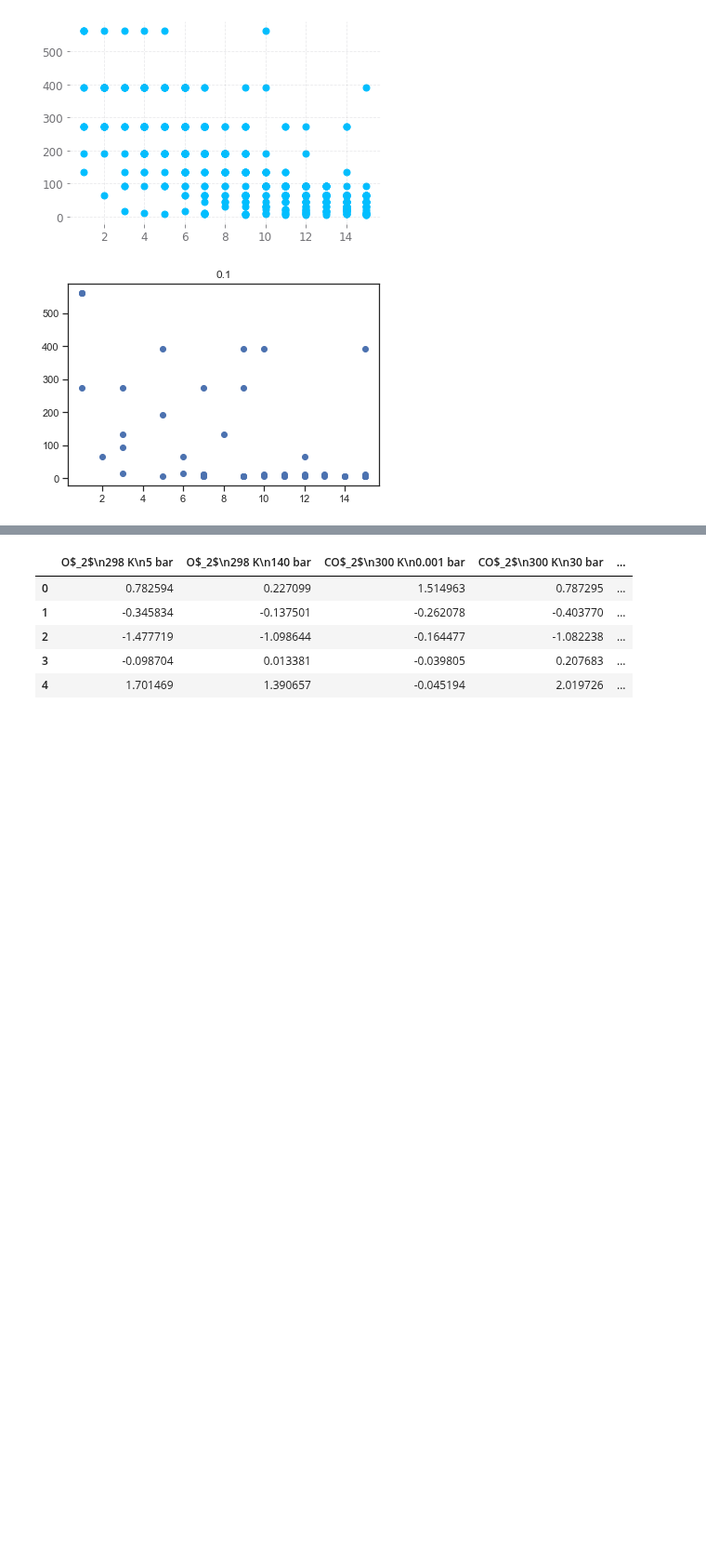
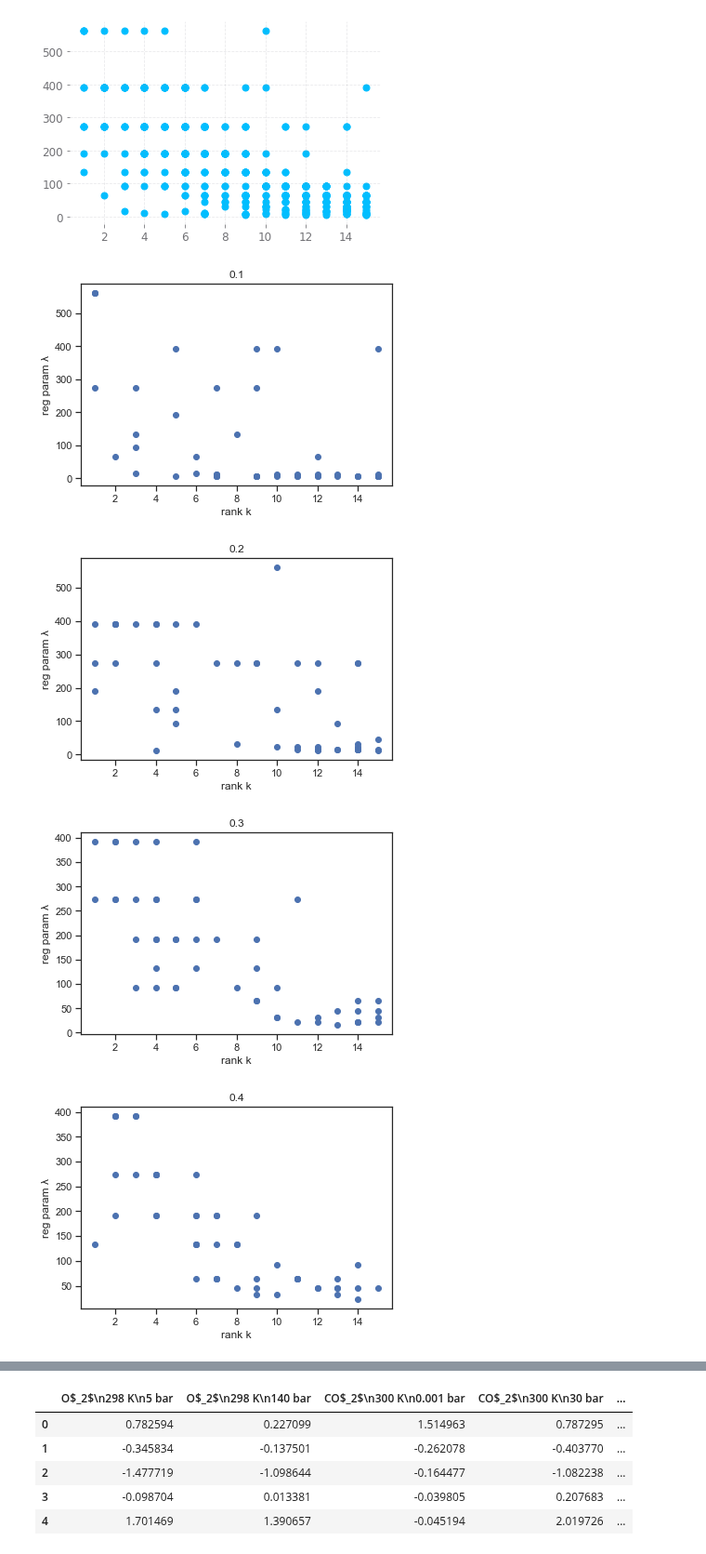
Before and after one commit to SimonEnsemble/material_recommendation_system, a Jupyter notebook: seaborn_stuff.ipynb, the cells around one changed output, grey strips where cells are left out. Shown at 93% size. Drawn from its saved outputs; the diff is of its cells as text; code cells hidden in the pictures; blank space fills up the shorter version.

```diff
--- a/seaborn_stuff.ipynb
+++ b/seaborn_stuff.ipynb
@@ -47,11 +47,15 @@ plt.scatter(df.k.values, df.λ.values)
 # %%
 for θ, dfθ in df.groupby('θ'):
 #     print(dfθ)
 #     print(θ)
     plt.figure()
     plt.scatter(dfθ.k.values, dfθ.λ.values)
+    plt.xlabel("rank k")
+    plt.ylabel("reg param λ")
     plt.title(θ)
     plt.show()
-    break
 # %% [output]
-[figure, old version]
+[figure, new version]
+[figure, added]
+[figure, added]
+[figure, added]
```
Also changed, not shown: parts of 4 cells of this notebook, 2 other files.
